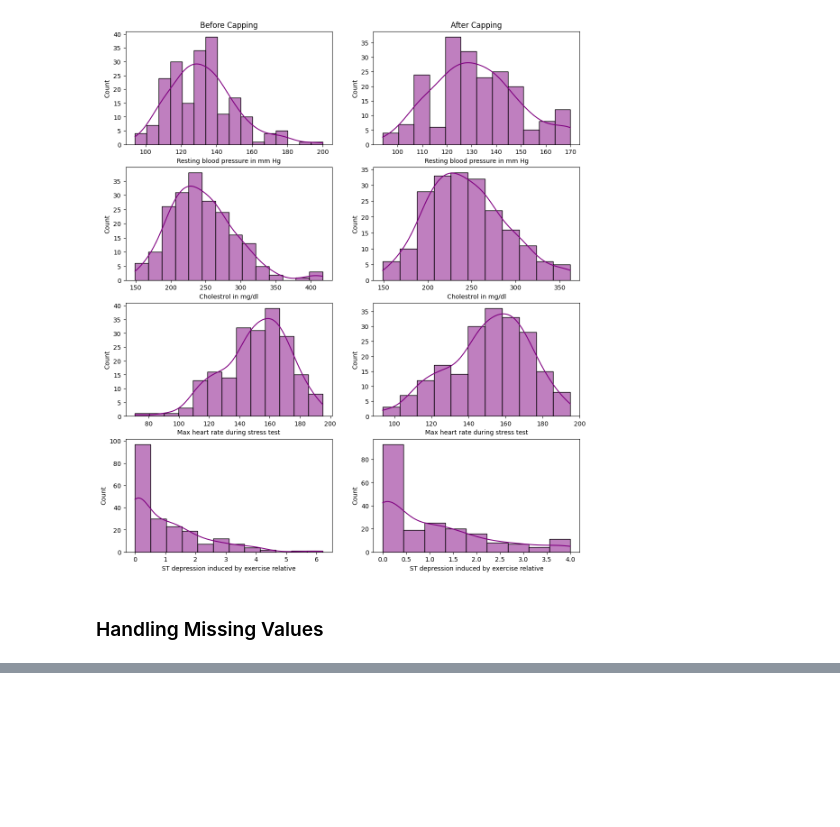
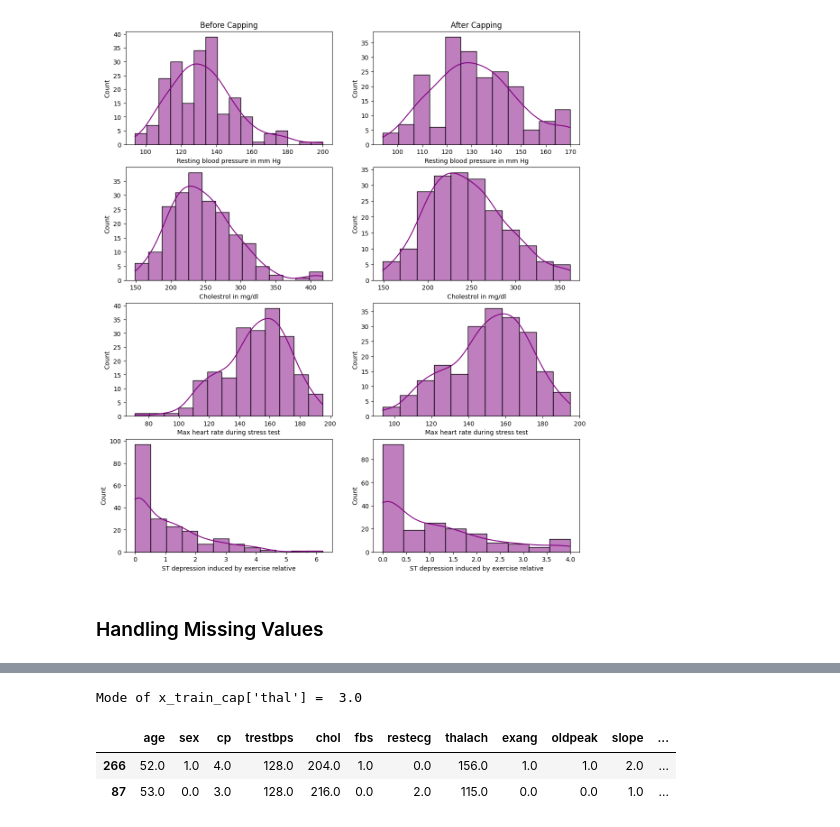
Before and after one commit to HussainAhmed202/MLProject, a Jupyter notebook: notebooks/heart_disease_prediction.ipynb, the cells around one changed output, grey strips where cells are left out. Saved outputs shown, nothing was run; the diff lists cells and outputs as text; code cells hidden in the pictures; blank space fills up the shorter version.

```diff
--- a/notebooks/heart_disease_prediction.ipynb
+++ b/notebooks/heart_disease_prediction.ipynb
@@ -532,0 +583,16 @@ plt.show()
+# %%
+from sklearn.impute import SimpleImputer
+
+si = SimpleImputer(strategy='most_frequent')
+si.set_output(transform='pandas')
+x_train2_trf = si.fit_transform(x_train2)
+x_test2_trf = si.transform(x_test2)
+# %%
+# thal imputed records
+print("Mode of x_train_cap['thal'] = ",x_train_cap['thal'].mode()[0])
+x_train2_trf[(x_train2_trf.index == 87)| (x_train2_trf.index == 266)]
+# %% [output]
+Mode of x_train_cap['thal'] =  3.0
+|  | age | sex | cp | trestbps | chol | fbs | restecg | thalach | exang | oldpeak | slope | ... |
+| 266 | 52.0 | 1.0 | 4.0 | 128.0 | 204.0 | 1.0 | 0.0 | 156.0 | 1.0 | 1.0 | 2.0 | ... |
+| 87 | 53.0 | 0.0 | 3.0 | 128.0 | 216.0 | 0.0 | 2.0 | 115.0 | 0.0 | 0.0 | 1.0 | ... |
```
Also changed, not shown: parts of 13 cells of this notebook.
